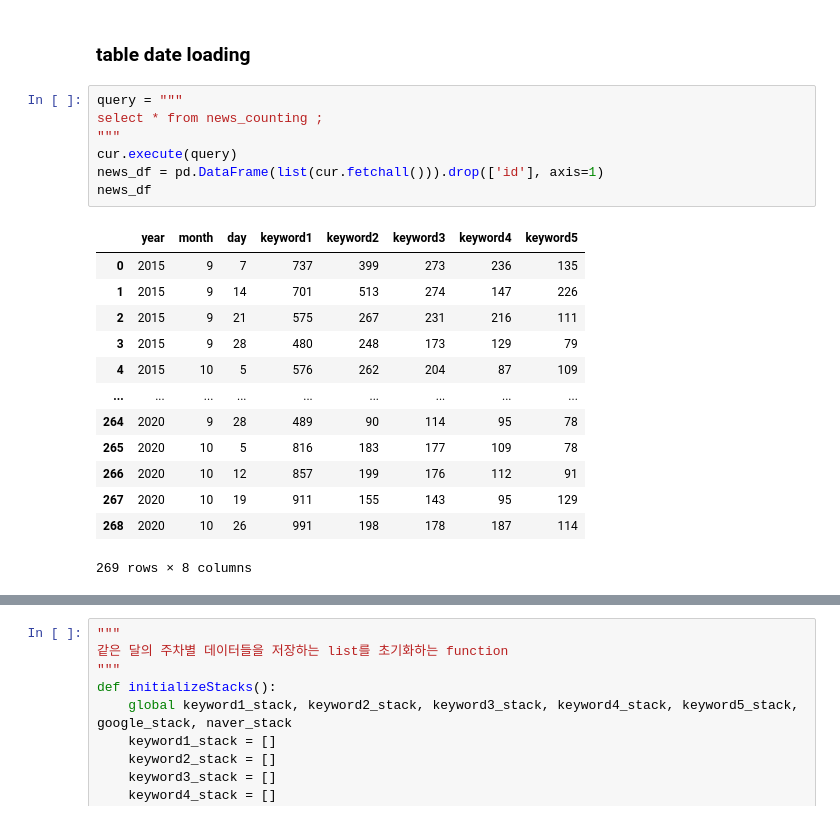
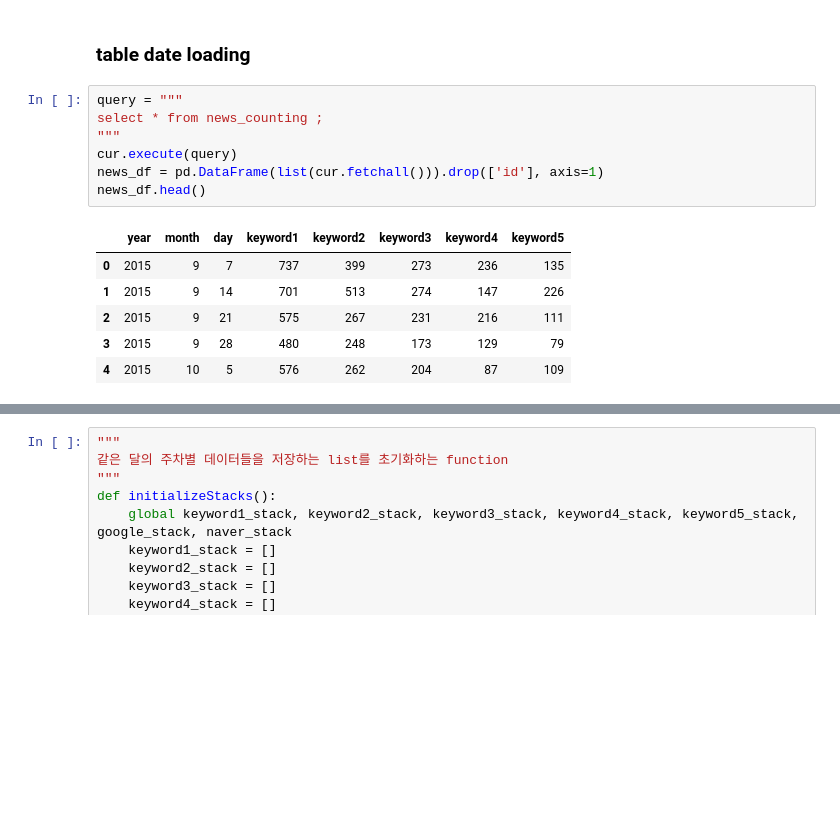
Before and after one commit to 2hyes/CLI-development, a Jupyter notebook: prediction-multiregression.ipynb, the cells around one changed output, grey strips where cells are left out. Drawn from its saved outputs; the diff is of its cells as text; blank space fills up the shorter version.

```diff
--- a/prediction-multiregression.ipynb
+++ b/prediction-multiregression.ipynb
@@ -25,24 +25,17 @@ cur.execute("use [DATABASE]")
 # %%
 query = """
 select * from news_counting ;
 """
 cur.execute(query)
 news_df = pd.DataFrame(list(cur.fetchall())).drop(['id'], axis=1)
-news_df
+news_df.head()
 # %% [output]
 |  | year | month | day | keyword1 | keyword2 | keyword3 | keyword4 | keyword5 |
 | 0 | 2015 | 9 | 7 | 737 | 399 | 273 | 236 | 135 |
 | 1 | 2015 | 9 | 14 | 701 | 513 | 274 | 147 | 226 |
 | 2 | 2015 | 9 | 21 | 575 | 267 | 231 | 216 | 111 |
 | 3 | 2015 | 9 | 28 | 480 | 248 | 173 | 129 | 79 |
 | 4 | 2015 | 10 | 5 | 576 | 262 | 204 | 87 | 109 |
-| ... | ... | ... | ... | ... | ... | ... | ... | ... |
-| 264 | 2020 | 9 | 28 | 489 | 90 | 114 | 95 | 78 |
-| 265 | 2020 | 10 | 5 | 816 | 183 | 177 | 109 | 78 |
-| 266 | 2020 | 10 | 12 | 857 | 199 | 176 | 112 | 91 |
-| 267 | 2020 | 10 | 19 | 911 | 155 | 143 | 95 | 129 |
-| 268 | 2020 | 10 | 26 | 991 | 198 | 178 | 187 | 114 |
-269 rows × 8 columns
 # %%
 query = """
 select * from portal_trends_ratio ;
```
Also changed, not shown: parts of 53 cells of this notebook.
